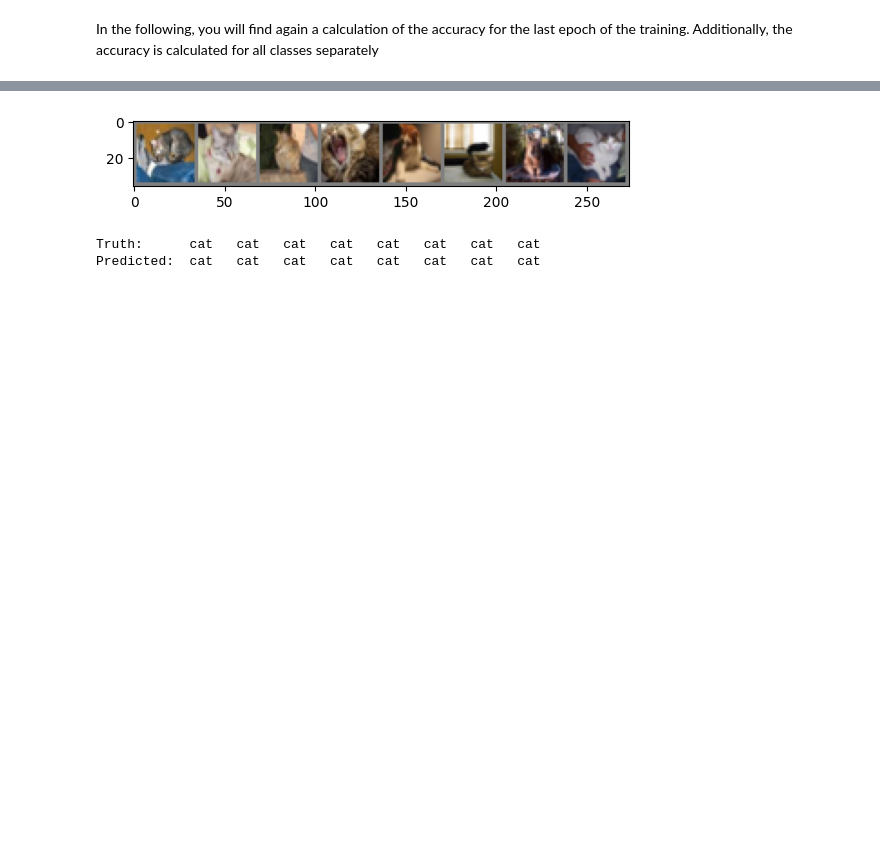
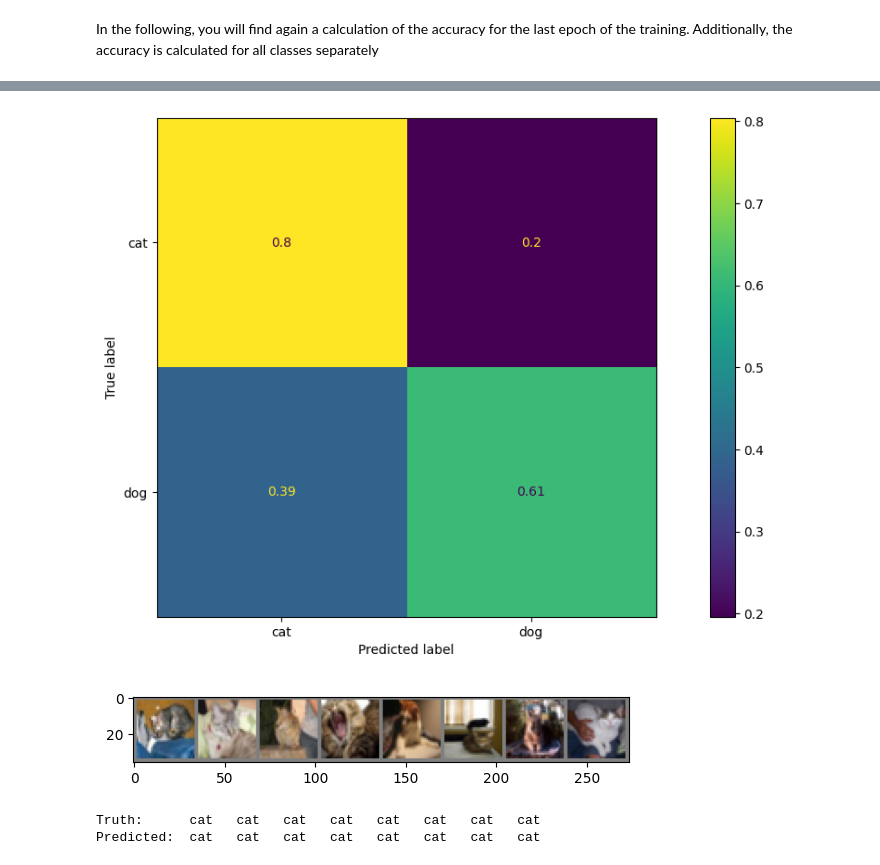
Before and after one commit to ewencedr/CNN-exercises, a Jupyter notebook: CNN-exercise2-solution.ipynb, the cells around one changed output, grey strips where cells are left out. Cells and saved outputs as stored; diff of their text form; code cells hidden in the pictures; blank space fills up the shorter version.

```diff
--- a/CNN-exercise2-solution.ipynb
+++ b/CNN-exercise2-solution.ipynb
@@ -394,5 +418,2 @@ plt.show()
 # %% [markdown]
 In the following, you will find again a calculation of the accuracy for the last epoch of the training. Additionally, the accuracy is calculated for all classes separately
-# %%
-outputs = model(images)[0]
-_, predicted = torch.max(outputs.data, 1)
@@ -399,3 +443,15 @@ _, predicted = torch.max(outputs.data, 1)
+# %%
+from sklearn.metrics import confusion_matrix, ConfusionMatrixDisplay
+
+# Create confusion matrix and normalizes it over true labels
+confusion = confusion_matrix(test_labels, test_preds, normalize='true')
+
+# Create a plot of the confusion matrix
+fig, ax = plt.subplots(figsize=(15, 7))
+ConfusionMatrixDisplay(confusion, display_labels=classes).plot(ax=ax)
+plt.show()
+# %% [output]
+[figure, added]
 # %%
 dataiter = iter(testloader)
 images, labels = next(dataiter)
```
Also changed, not shown: parts of 12 cells of this notebook.
